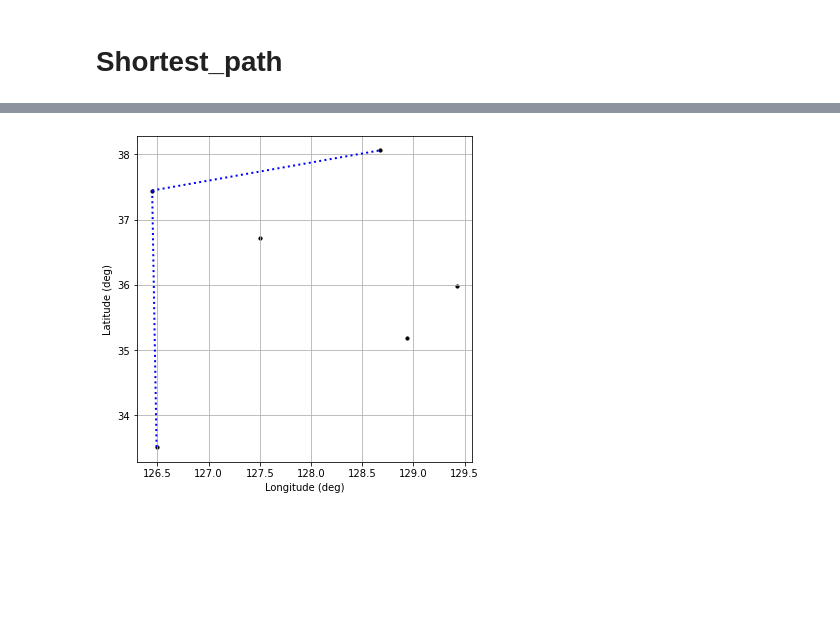
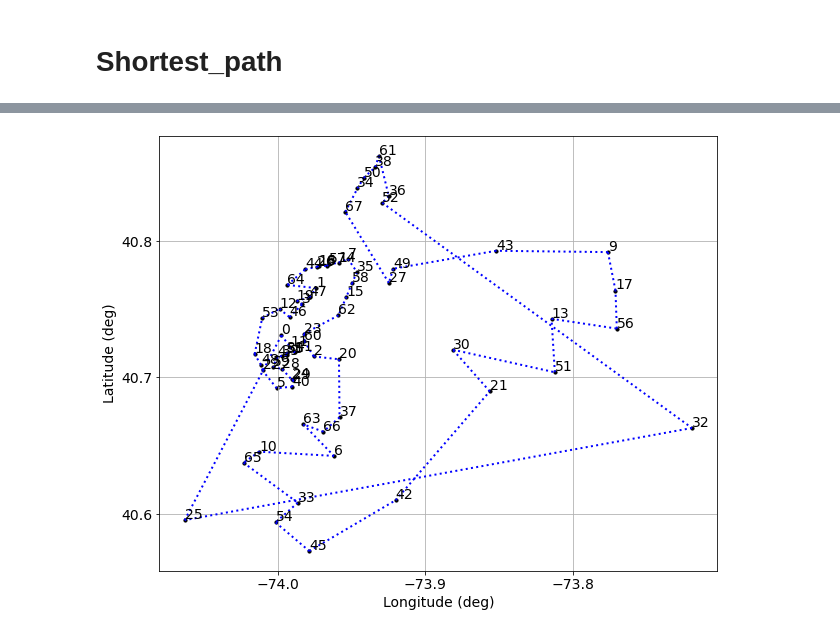
Before and after one commit to YijinShin/Algorithm-class, a Jupyter notebook: TSP with Generic algorithm/AL_project2_visualize_plot.ipynb, the cells around one changed output, grey strips where cells are left out. Drawn from its saved outputs; the diff is of its cells as text; code cells hidden in the pictures; blank space fills up the shorter version.

```diff
--- a/TSP with Generic algorithm/AL_project2_visualize_plot.ipynb
+++ b/TSP with Generic algorithm/AL_project2_visualize_plot.ipynb
@@ -41,13 +42,14 @@ f.close()
 # %%
 ## 문자열 -> float
-vertices = [list(map(float, x)) for x in vertex_zip]
-print(vertices)
+vertices_all = [list(map(float, x)) for x in vertex_zip]
+vertices_xy = [list(map(float, x)) for x in vertex_xy_zip]
+print(vertices_xy)
 
 vertex_x = list() # 모든 vertex의 x좌표 값
 vertex_y = list() # 모든 vertex의 y좌표 값
 vertex_num = list() #모든 vertex의 index
 
-for i in vertices:
+for i in vertices_all:
     vertex_num.append(i[0]) #vertex의 index만 저장
     vertex_x.append(i[2]) # x좌표값만 저장
     vertex_y.append(i[1]) # y좌표값만 저장
@@ -96,8 +97,9 @@ axes.autoscale()
 # Shortest_path
 # %%
 import csv
-#f = open('shortest_path.csv','r') ## Weather를 고려하지 않을 경우
-f = open('shortest_path_weather.csv','r') ## Weather를 고려할 경우
+## 취에서 최적 경로를 확인하려는 도시의 csv를 먼저 넣어주고
+## 여기서 최적경로 csv 파일을 넣어준다.
+f = open('optimal_path.csv','r')
 rdr = csv.reader(f)
 
 # 한줄씩 읽어오기
@@ -132,7 +147,11 @@ shortest_lines_zip = list()
 
 for i in range(0, len(lines)):
     ## lines에서는 0번부터 시작하므로 1씩 빼준다.
-    shortest_lines_zip.append([edges[lines[i][0]-1], edges[lines[i][1]-1]])
+    shortest_lines_zip.append([vertices_xy[lines[i][0]], vertices_xy[lines[i][1]]])
+    print(lines[i][0], lines[i][1])
 
-print(shortest_lines_zip)
+shortest_lines_zip.append([vertices_xy[lines[0][0]], vertices_xy[lines[len(lines)-1][1]]])
+print(lines[len(lines)-1][1], lines[0][0])
+
+#print(shortest_lines_zip)
 # %% [output]
@@ -140,24 +175,30 @@ print(shortest_lines_zip)
 # %%
 import matplotlib.pyplot as plt
 import matplotlib.ticker as ticker
 from matplotlib import collections
 import csv
 
 lines_draw=collections.LineCollection(shortest_lines_zip,  linestyles='dotted', linewidth=2, color = 'blue')
 
-fig,axes=plt.subplots(figsize=(6,6))
+fig,axes=plt.subplots(figsize=(10,8))
 plt.grid(True)
-plt.xlabel('Longitude (deg)')
-plt.ylabel('Latitude (deg)')
+plt.xlabel('Longitude (deg)', size=14)
+plt.ylabel('Latitude (deg)', size=14)
 
-axes.tick_params(axis='x', labelsize=10)
-axes.tick_params(axis='y', labelsize=10)
-axes.xaxis.set_major_locator(ticker.MultipleLocator(0.5))
-axes.yaxis.set_major_locator(ticker.MultipleLocator(1))
+axes.tick_params(axis='x', labelsize=14)
+axes.tick_params(axis='y', labelsize=14)
+axes.xaxis.set_major_locator(ticker.MultipleLocator(0.1))
+axes.yaxis.set_major_locator(ticker.MultipleLocator(0.1))
 axes.add_collection(lines_draw)
-plt.scatter(lines_x, lines_y, marker='o', color='black', s=10)
+plt.scatter(vertex_x, vertex_y, marker='o', color='black', s=10)
+
+
+for i in range(len(vertex_num)):
+    height = vertex_y[i]
+    plt.text(vertex_x[i], height + 0.001, '%d' %vertex_num[i], ha='left', va='baseline', size = 14)
+
 axes.autoscale()
-#plt.savefig('shortest_path.png') ## Weather를 고려하지 않을 경우
-plt.savefig('shortest_path_weather.jpg') ## Weather를 고려할 경우
+
+plt.savefig('Optimal_path.jpg')
 # %% [output]
-[figure, old version]
+[figure, new version]
```
Also changed, not shown: parts of 7 cells of this notebook, 2 other files.
